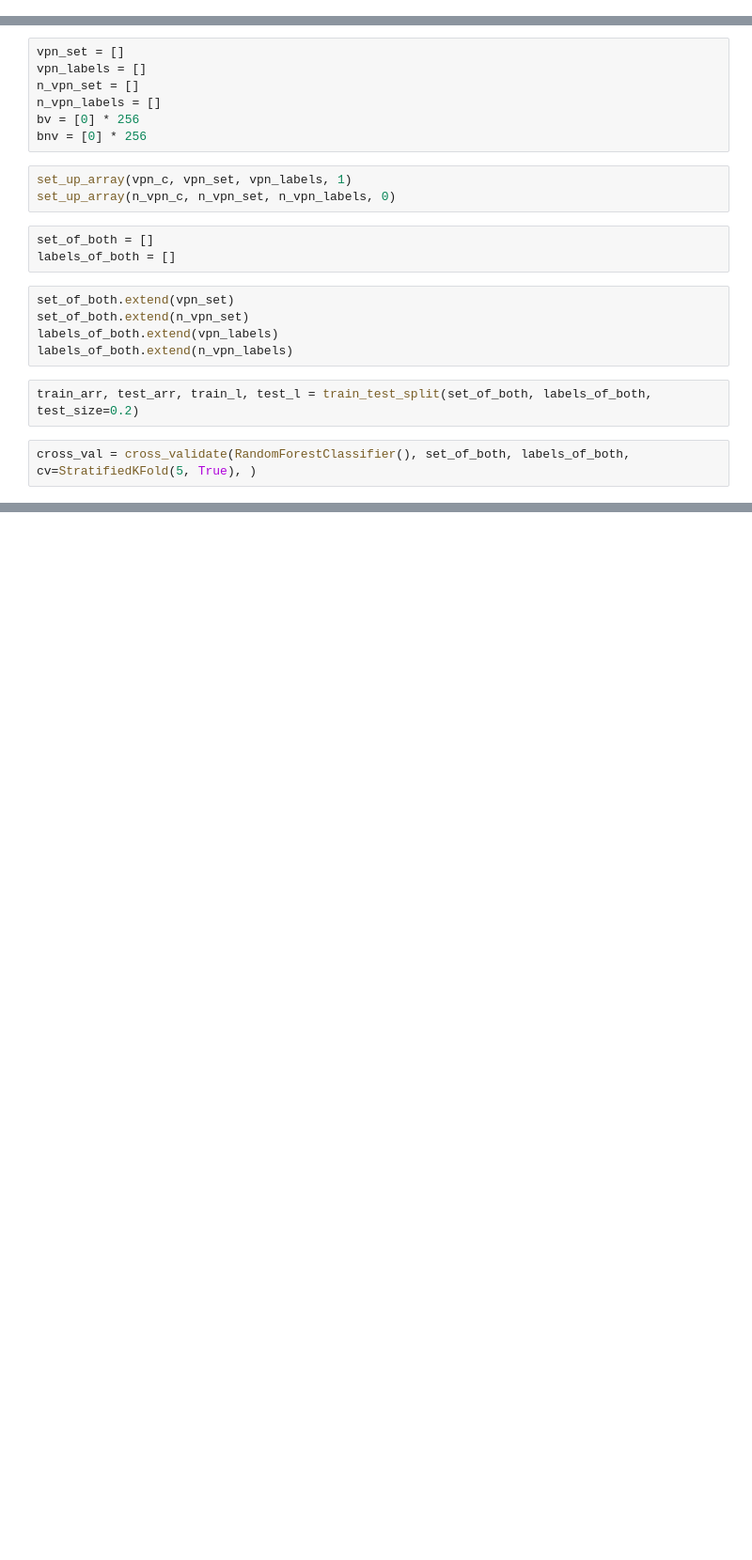
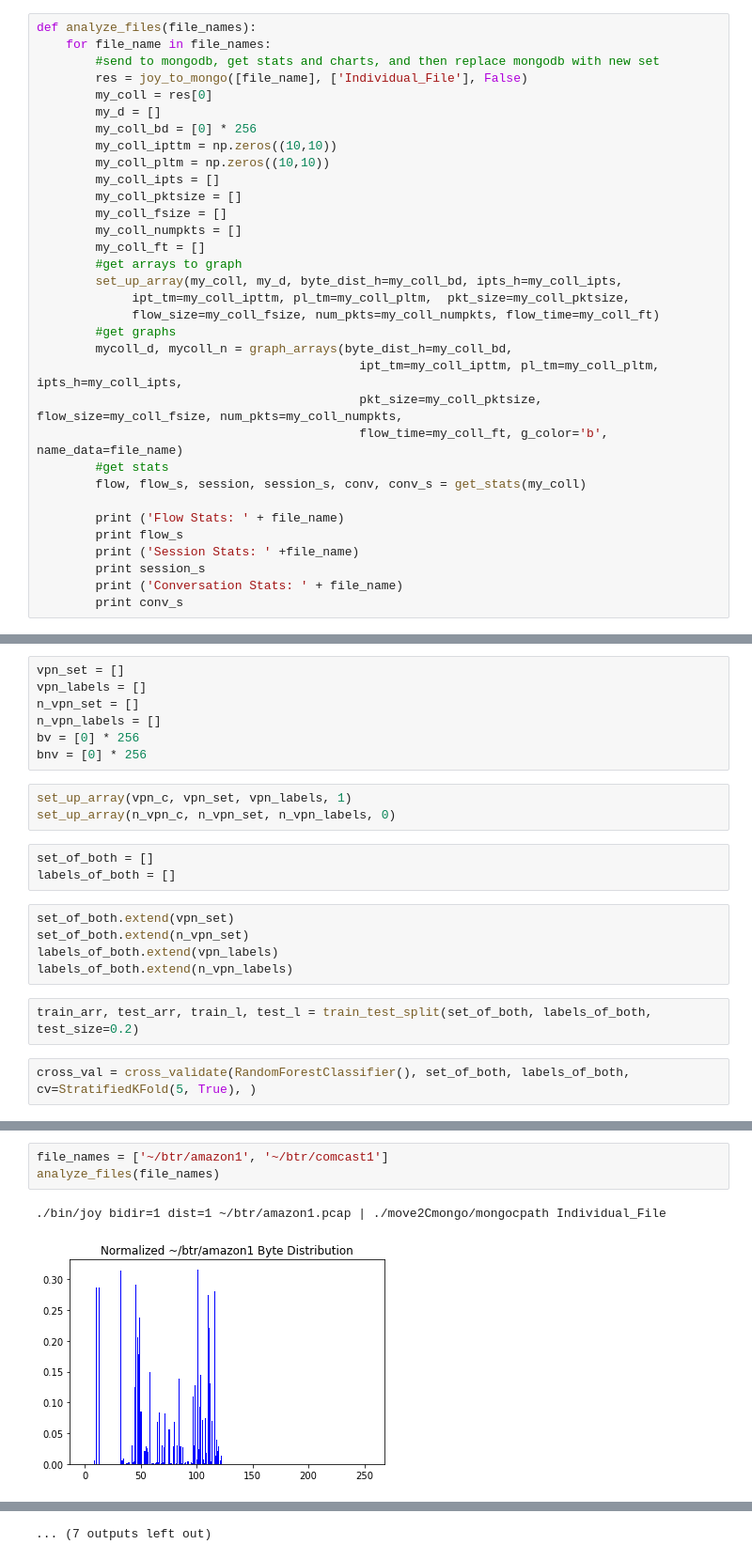
Before and after one commit to Alienekoo/PirateFinder, a Jupyter notebook: flow_classifier.ipynb, the cells around one changed output, grey strips where cells are left out. Shown: that part at 94% size. Saved outputs shown, nothing was run; the diff lists cells and outputs as text; blank space fills up the shorter version.

```diff
--- a/flow_classifier.ipynb
+++ b/flow_classifier.ipynb
@@ -686,6 +692,39 @@ def get_stats(collection):
         w.writerow([key, val])
 
     return df, df.describe(), session_df, session_df.describe(), conv_df, conv_df.describe()
+# %%
+def analyze_files(file_names):
+    for file_name in file_names:
+        #send to mongodb, get stats and charts, and then replace mongodb with new set
+        res = joy_to_mongo([file_name], ['Individual_File'], False)
+        my_coll = res[0]
+        my_d = []
+        my_coll_bd = [0] * 256
+        my_coll_ipttm = np.zeros((10,10))
+        my_coll_pltm = np.zeros((10,10))
+        my_coll_ipts = []
+        my_coll_pktsize = []
+        my_coll_fsize = []
+        my_coll_numpkts = []
+        my_coll_ft = []
+        #get arrays to graph
+        set_up_array(my_coll, my_d, byte_dist_h=my_coll_bd, ipts_h=my_coll_ipts,
+             ipt_tm=my_coll_ipttm, pl_tm=my_coll_pltm,  pkt_size=my_coll_pktsize,
+             flow_size=my_coll_fsize, num_pkts=my_coll_numpkts, flow_time=my_coll_ft)
+        #get graphs
+        mycoll_d, mycoll_n = graph_arrays(byte_dist_h=my_coll_bd,
+                                            ipt_tm=my_coll_ipttm, pl_tm=my_coll_pltm, ipts_h=my_coll_ipts,
+                                            pkt_size=my_coll_pktsize, flow_size=my_coll_fsize, num_pkts=my_coll_numpkts,
+                                            flow_time=my_coll_ft, g_color='b', name_data=file_name)
+        #get stats
+        flow, flow_s, session, session_s, conv, conv_s = get_stats(my_coll)
+
+        print ('Flow Stats: ' + file_name)
+        print flow_s
+        print ('Session Stats: ' +file_name)
+        print session_s
+        print ('Conversation Stats: ' + file_name)
+        print conv_s
 # %%
 client = pymongo.MongoClient("mongodb://localhost:27017/")
 mydb = client["flowdb"]
@@ -1143,0 +1213,6 @@ dfx
+# %%
+file_names = ['~/btr/amazon1', '~/btr/comcast1']
+analyze_files(file_names)
+# %% [output]
+./bin/joy bidir=1 dist=1 ~/btr/amazon1.pcap | ./move2Cmongo/mongocpath Individual_File
+[figure, added]
@@ -1143,0 +1245 @@ dfx
+... (7 outputs left out)
```
Also changed, not shown: parts of 27 cells of this notebook.
